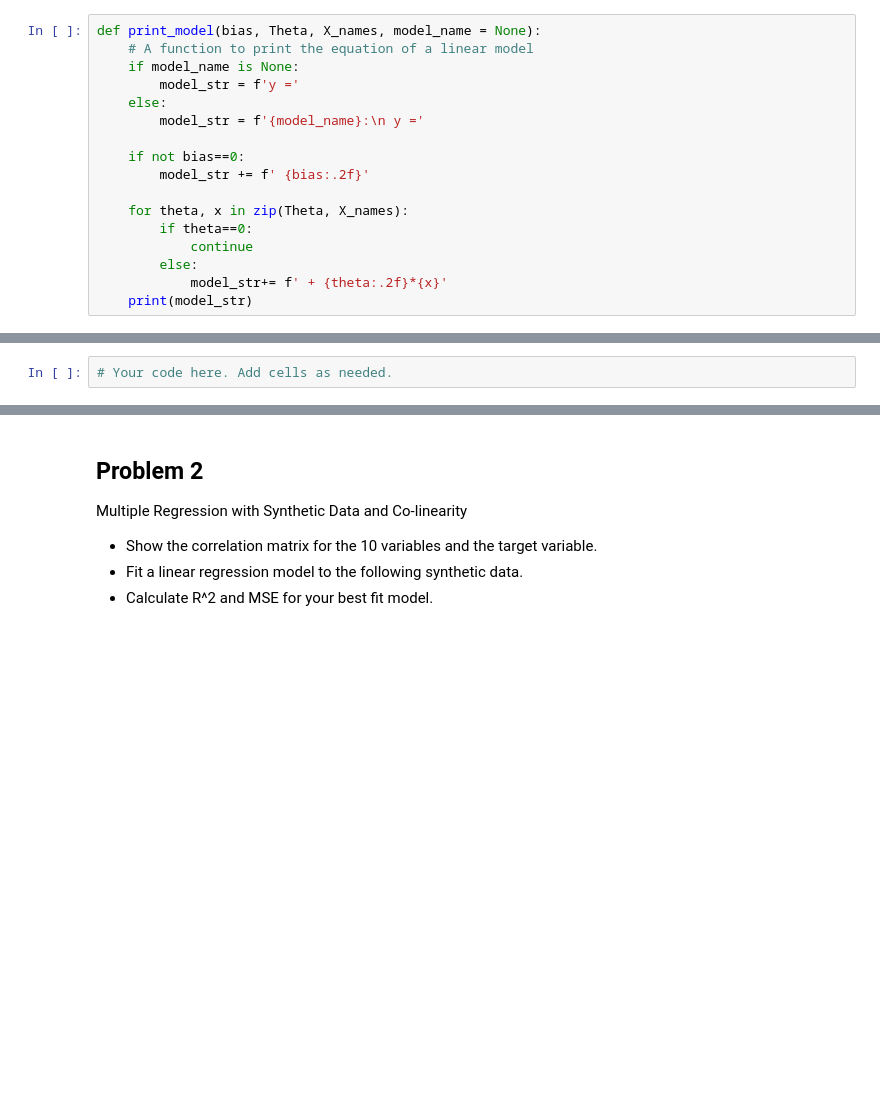
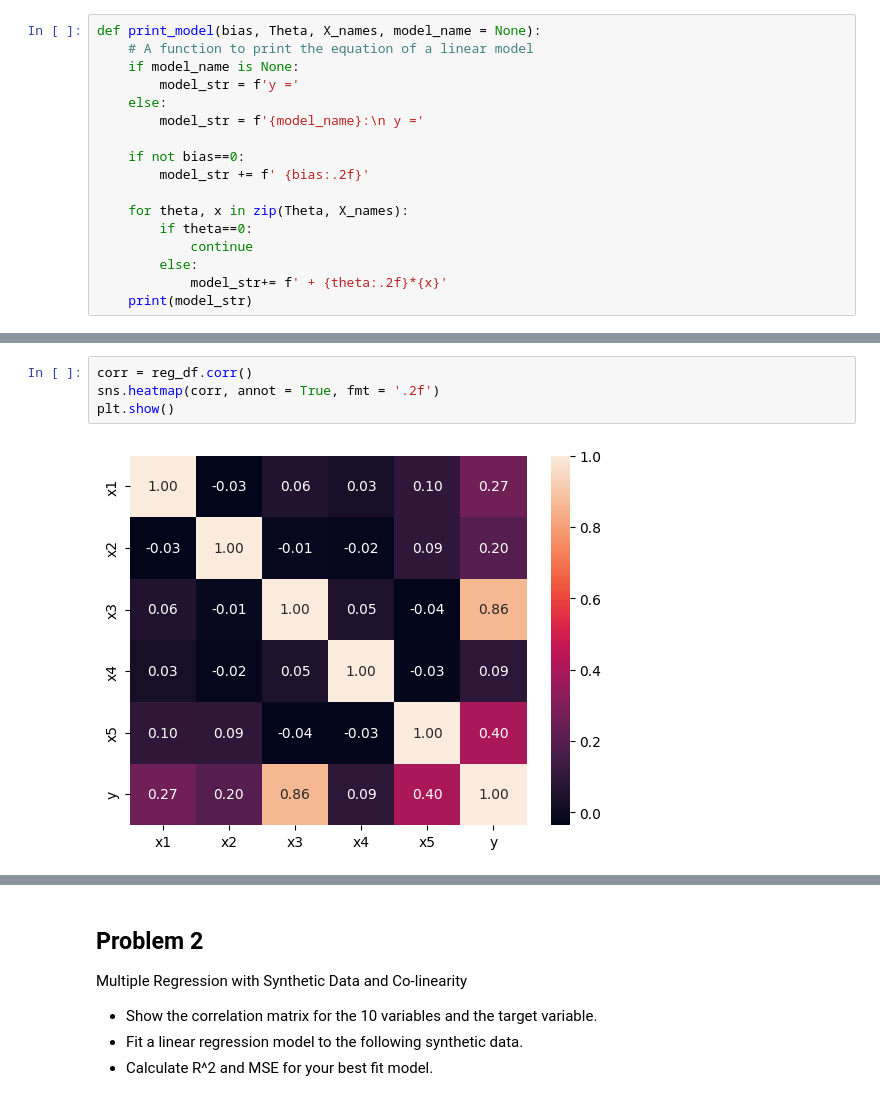
Before and after one commit to phunghaphung/ps1-linear-regression-ngocha-edu, a Jupyter notebook: PS1.ipynb, the cells around one changed output, grey strips where cells are left out. Saved outputs shown, nothing was run; the diff lists cells and outputs as text; blank space fills up the shorter version.

```diff
--- a/PS1.ipynb
+++ b/PS1.ipynb
@@ -80,3 +85,7 @@ reg_df
 300 rows × 6 columns
-# %%
-# Your code here. Add cells as needed.
+# %%
+corr = reg_df.corr()
+sns.heatmap(corr, annot = True, fmt = '.2f')
+plt.show()
+# %% [output]
+[figure, added]
```
Also changed, not shown: parts of 29 cells of this notebook.
